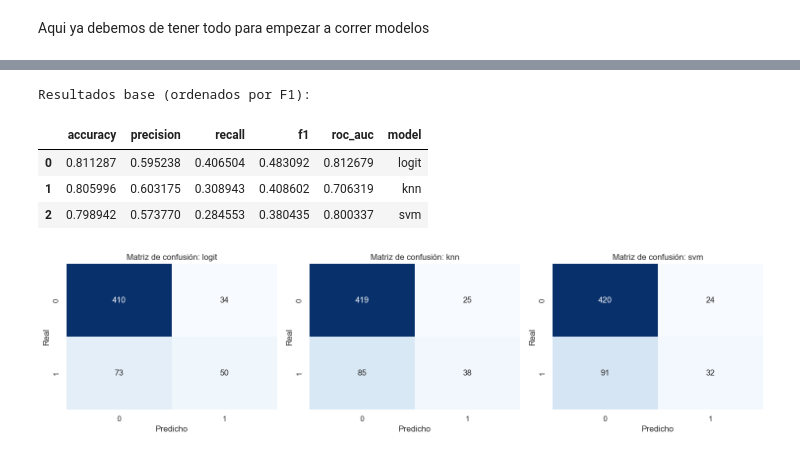
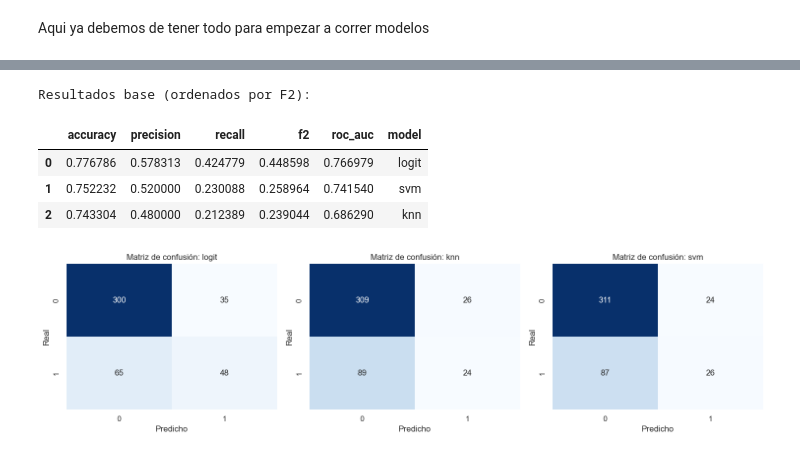
Before and after one commit to Juanfe2429/Sandbox_HE-_JuanDuque, a Jupyter notebook: Taller 1.ipynb, the cells around one changed output, grey strips where cells are left out. Cells and saved outputs as stored; diff of their text form; code cells hidden in the pictures.

```diff
--- a/Taller 1.ipynb
+++ b/Taller 1.ipynb
@@ -241,4 +357,6 @@ data_hogar.head()
+# %%
+data_hogar = data_hogar.drop(['idhogar'], axis=1)
 # %%
-X = data_hogar.drop(columns=[y.name])
-y = data_hogar[y.name]
+X = data_hogar.drop(columns=["Target"])
+y = data_hogar["Target"]
 # %%
@@ -264,6 +377,4 @@ X, y
 # %% [markdown]
 Aqui ya debemos de tener todo para empezar a correr modelos
-# %%
-y = (y >= 0.5).astype(int)
 # %%
 X_train, X_test, y_train, y_test = train_test_split(
@@ -338,7 +444,7 @@ def evaluate_model(y_true, y_pred, y_prob):
         "accuracy": accuracy_score(y_true, y_pred),
         "precision": precision_score(y_true, y_pred, zero_division=0),
         "recall": recall_score(y_true, y_pred, zero_division=0),
-        "f1": f1_score(y_true, y_pred, zero_division=0),
+        "f2": fbeta_score(y_true, y_pred, beta=2, zero_division=0),
         "roc_auc": roc_auc_score(y_true, y_prob),
     }
 # %%
@@ -377,40 +495,40 @@ from sklearn.linear_model import LogisticRegressionCV
 models = {
     "logit": LogisticRegression(max_iter=20000, class_weight=None),
     "knn": KNeighborsClassifier(),
     "svm": SVC(probability=True),
 }
 
 base_results = []
 base_confusions = {}
 fitted_base_models = {}
 
 for model_name, model_obj in models.items():
     pipe = Pipeline([
         ("preprocess", preprocess),
         ("model", model_obj),
     ])
     pipe.fit(X_train, y_train)
 
     y_prob = pipe.predict_proba(X_test)[:, 1]
     y_pred = (y_prob >= 0.5).astype(int)
 
     metrics_dict = evaluate_model(y_test, y_pred, y_prob)
     metrics_dict["model"] = model_name
     base_results.append(metrics_dict)
 
     cm = confusion_matrix(y_test, y_pred)
     base_confusions[model_name] = cm
     fitted_base_models[model_name] = pipe
 
-base_results_df = pd.DataFrame(base_results).sort_values("f1", ascending=False).reset_index(drop=True)
-print("Resultados base (ordenados por F1):")
+base_results_df = pd.DataFrame(base_results).sort_values("f2", ascending=False).reset_index(drop=True)
+print("Resultados base (ordenados por F2):")
 display(base_results_df)
 # %% [output]
-Resultados base (ordenados por F1):
+Resultados base (ordenados por F2):
-|  | accuracy | precision | recall | f1 | roc_auc | model |
-| 0 | 0.811287 | 0.595238 | 0.406504 | 0.483092 | 0.812679 | logit |
-| 1 | 0.805996 | 0.603175 | 0.308943 | 0.408602 | 0.706319 | knn |
-| 2 | 0.798942 | 0.573770 | 0.284553 | 0.380435 | 0.800337 | svm |
+|  | accuracy | precision | recall | f2 | roc_auc | model |
+| 0 | 0.776786 | 0.578313 | 0.424779 | 0.448598 | 0.766979 | logit |
+| 1 | 0.752232 | 0.520000 | 0.230088 | 0.258964 | 0.741540 | svm |
+| 2 | 0.743304 | 0.480000 | 0.212389 | 0.239044 | 0.686290 | knn |
 # %%
 fig, axes = plt.subplots(1, 3, figsize=(15, 4))
 for ax, model_name in zip(axes, ["logit", "knn", "svm"]):
```
Also changed, not shown: parts of 81 cells of this notebook, 5 other files.
